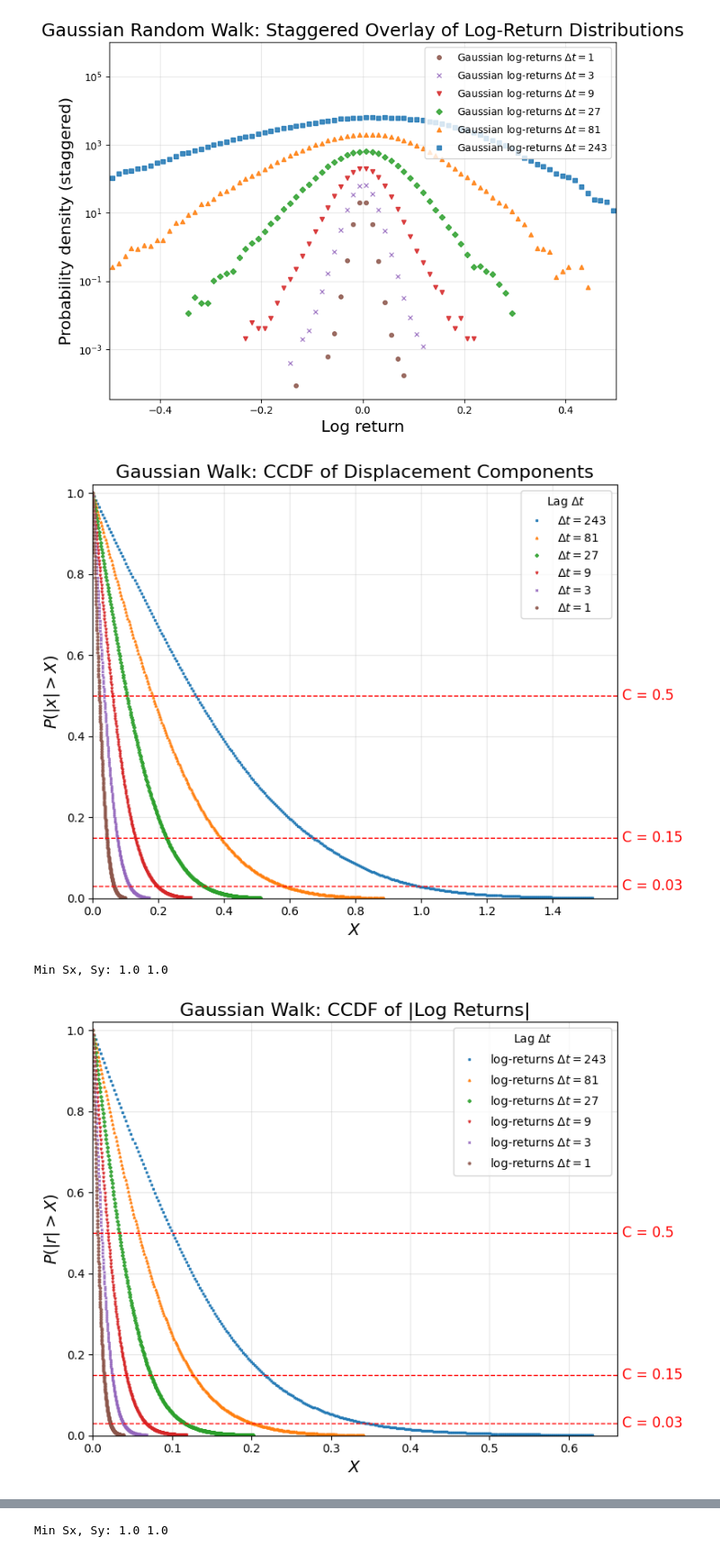
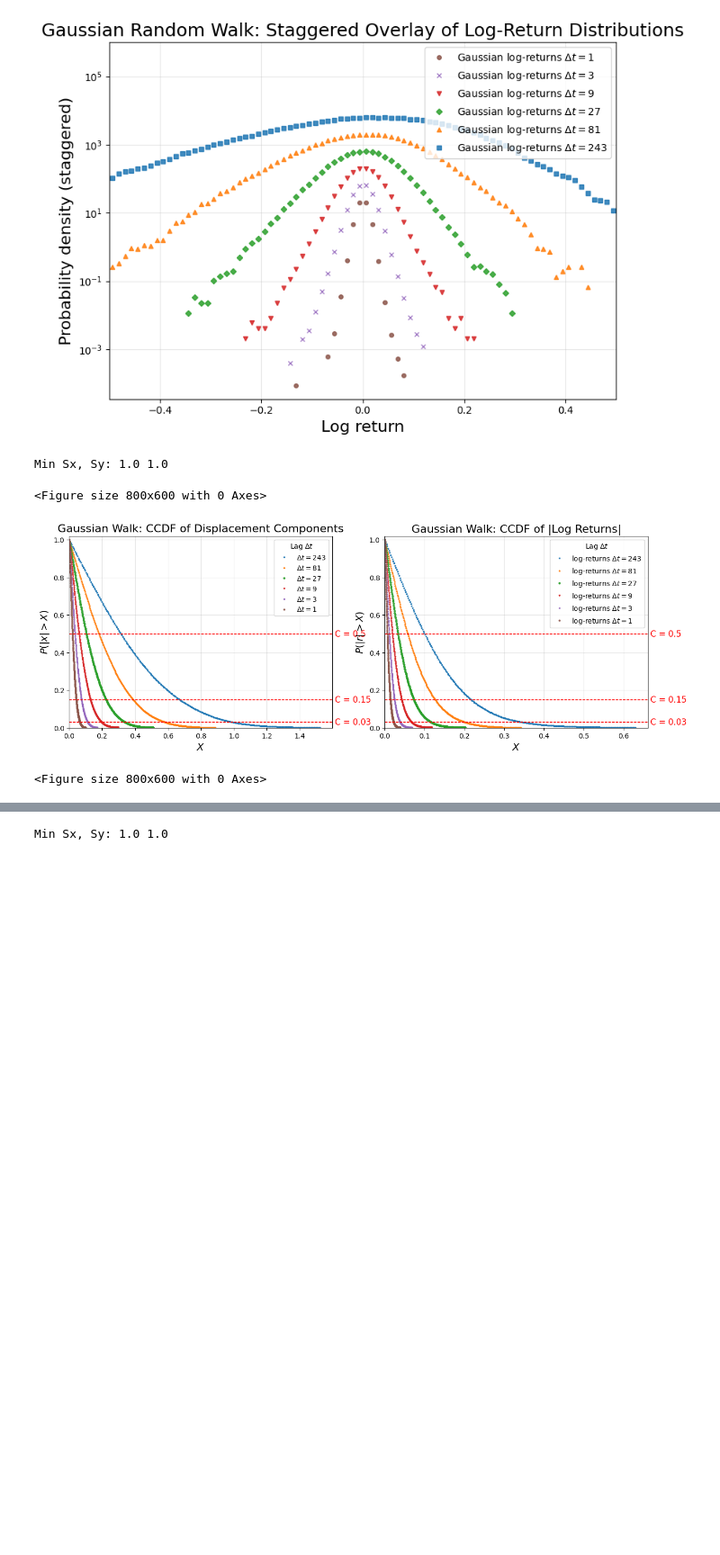
Before and after one commit to conorkirby/capstone, a Jupyter notebook: ProjectNotebooks/03.5_Gauss_DisplacementDistributions.ipynb, the cells around one changed output, grey strips where cells are left out. Shown at 90% size. Cells and saved outputs as stored; diff of their text form; code cells hidden in the pictures; blank space fills up the shorter version.

Commit message:
subplot update gaussian ccdf collapse

```diff
--- a/ProjectNotebooks/03.5_Gauss_DisplacementDistributions.ipynb
+++ b/ProjectNotebooks/03.5_Gauss_DisplacementDistributions.ipynb
@@ -326,6 +352,9 @@ markers = ['o', 's', '^', 'D', 'v', 'x']
 
 C_vals = [0.50, 0.15, 0.03]
 dt_plot_order = sorted(dt_values, reverse=True)
+
+fig, axs = plt.subplots(1, 2, figsize=(15, 5))
+axs = axs.ravel()
 
 for idx, dt in enumerate(dt_plot_order):
     if dt >= num_steps:
@@ -348,7 +377,7 @@ for idx, dt in enumerate(dt_plot_order):
     F = np.searchsorted(vals_sorted, X, side='right') / n
     CCDF = 1.0 - F
 
-    plt.plot(
+    axs[0].plot(
         X, CCDF,
         marker=markers[idx % len(markers)],
         linestyle='none', ms=2, alpha=0.85,
@@ -357,23 +386,21 @@ for idx, dt in enumerate(dt_plot_order):
 
 # Horizontal C lines
 for C in C_vals:
-    plt.axhline(y=C, color='red', linestyle='--', linewidth=1)
+    axs[0].axhline(y=C, color='red', linestyle='--', linewidth=1)
     # label slightly to the right of current xlim
-    xmax = plt.xlim()[1]
-    plt.text(
+    xmax = axs[0].get_xlim()[1]
+    axs[0].text(
         1.01 * xmax, C, f"C = {C}",
         va='center', ha='left', fontsize=12, color='red'
     )
 
-plt.ylim(0, 1.02)
-plt.xlim(left=0)
-plt.ylabel(r"$P(|x|>X)$", fontsize=14)
-plt.xlabel(r"$X$", fontsize=14)
-plt.title("Gaussian Walk: CCDF of Displacement Components", fontsize=16)
-plt.grid(alpha=0.3)
-plt.legend(title=r"Lag $\Delta t$")
-plt.tight_layout()
-plt.show()
+axs[0].set_ylim(0, 1.02)
+axs[0].set_xlim(left=0)
+axs[0].set_ylabel(r"$P(|x|>X)$", fontsize=14)
+axs[0].set_xlabel(r"$X$", fontsize=14)
+axs[0].set_title("Gaussian Walk: CCDF of Displacement Components", fontsize=16)
+axs[0].grid(alpha=0.3)
+axs[0].legend(title=r"Lag $\Delta t$")
 
 
 
@@ -399,48 +426,48 @@ for idx, dt in enumerate(dt_plot_order):
 
     # log returns over lag dt
     rx = np.log(Sx[:, dt:] / Sx[:, :-dt])
     ry = np.log(Sy[:, dt:] / Sy[:, :-dt])
 
     vals = np.abs(np.concatenate([rx.ravel(), ry.ravel()]))
 
     vals_sorted = np.sort(vals)
     n = vals_sorted.size
 
     # X grid up to 99.9th percentile of |log-returns|
     X = np.linspace(0, np.quantile(vals_sorted, 0.999), 300)
 
     F = np.searchsorted(vals_sorted, X, side='right') / n
     CCDF = 1.0 - F
 
-    plt.plot(
+    axs[1].plot(
         X, CCDF,
         marker=markers[idx % len(markers)],
         linestyle='none', ms=2, alpha=0.85,
         label=rf'log-returns $\Delta t = {dt}$'
     )
 
 # Horizontal C lines
 for C in C_vals:
-    plt.axhline(y=C, color='red', linestyle='--', linewidth=1)
-    xmax = plt.xlim()[1]
-    plt.text(
+    axs[1].axhline(y=C, color='red', linestyle='--', linewidth=1)
+    xmax = axs[1].get_xlim()[1]
+    axs[1].text(
         1.01 * xmax, C, f"C = {C}",
         va='center', ha='left', fontsize=12, color='red'
     )
 
-plt.ylim(0, 1.02)
-plt.xlim(left=0)
-plt.ylabel(r"$P(|r|>X)$", fontsize=14)
-plt.xlabel(r"$X$", fontsize=14)
-plt.title("Gaussian Walk: CCDF of |Log Returns|", fontsize=16)
-plt.grid(alpha=0.3)
-plt.legend(title=r"Lag $\Delta t$")
-plt.tight_layout()
+axs[1].set_ylim(0, 1.02)
+axs[1].set_xlim(left=0)
+axs[1].set_ylabel(r"$P(|r|>X)$", fontsize=14)
+axs[1].set_xlabel(r"$X$", fontsize=14)
+axs[1].set_title("Gaussian Walk: CCDF of |Log Returns|", fontsize=16)
+axs[1].grid(alpha=0.3)
+axs[1].legend(title=r"Lag $\Delta t$")
 plt.show()
 # %% [output]
+Min Sx, Sy: 1.0 1.0
+<Figure size 800x600 with 0 Axes>
-[figure, old version]
+[figure, new version]
-Min Sx, Sy: 1.0 1.0
-[figure, removed]
+<Figure size 800x600 with 0 Axes>
 # %%
 # ==========================================================
 # CCDF CUT SCALING — GAUSSIAN DISPLACEMENTS
```
Also changed, not shown: parts of 4 cells of this notebook, 3 other files.
